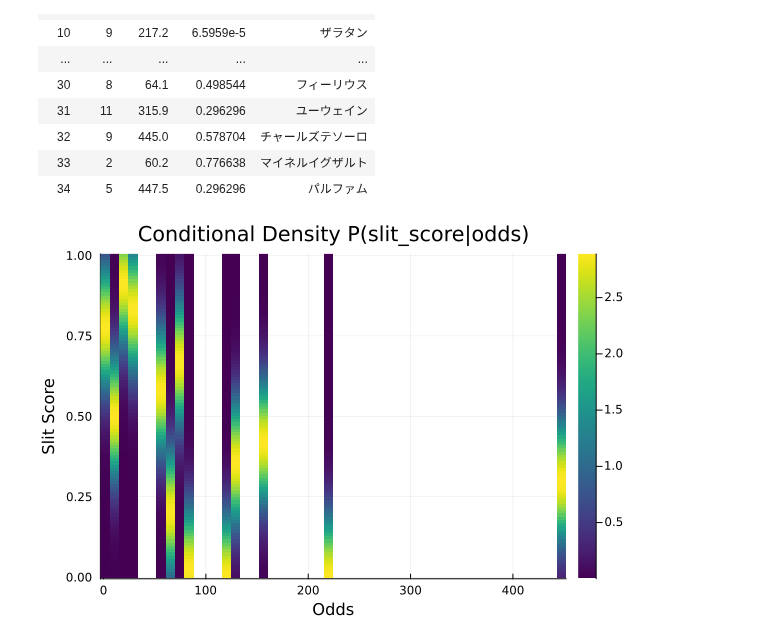
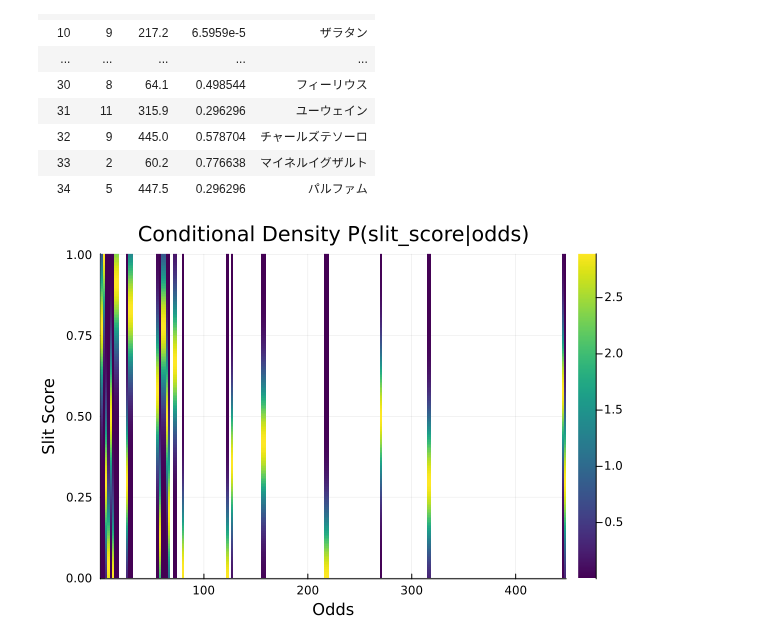
Before and after one commit to tndd/Mymljl, a Jupyter notebook: src/005_02.ipynb, the cells around one changed output. Drawn from its saved outputs; the diff is of its cells as text; code cells hidden in the pictures.

```diff
--- a/src/005_02.ipynb
+++ b/src/005_02.ipynb
@@ -28,34 +28,34 @@ using KernelDensity
 using Plots
 
 
 # 条件付きKDEの実装
-function conditional_kde(x_target, x_values, y_values, bandwidth=0.1)
+function conditional_kde(x_target, x_values, y_values, bandwidth=0.05)
     # 重みの計算（カーネル関数としてガウシアンカーネルを使用）
     weights = exp.(-0.5 * ((x_values .- x_target) ./ bandwidth).^2)
     weights = weights ./ sum(weights)
 
     # 重み付きKDE
     kde_result = kde(y_values, weights=weights)
     return kde_result
 end
 
 # オッズの値のグリッドポイント
-odds_grid = range(minimum(df.odds), maximum(df.odds), length=50)
-slit_score_grid = range(0, 1, length=100)
+odds_grid = range(minimum(df.odds), maximum(df.odds), length=200)
+slit_score_grid = range(0, 1, length=200)
 
 # 各オッズに対する条件付き確率密度を計算
 density_matrix = zeros(length(slit_score_grid), length(odds_grid))
 for (i, odds) in enumerate(odds_grid)
     kde_result = conditional_kde(odds, df.odds, df.slit_score)
     density_matrix[:, i] = pdf(kde_result, slit_score_grid)
 end
 
 # ヒートマップでの可視化
 heatmap(odds_grid, slit_score_grid, density_matrix,
     xlabel="Odds",
     ylabel="Slit Score",
     title="Conditional Density P(slit_score|odds)",
     color=:viridis
 )
 # %% [output]
-[figure, old version]
+[figure, new version]
```
Also changed, not shown: 1 other file.
